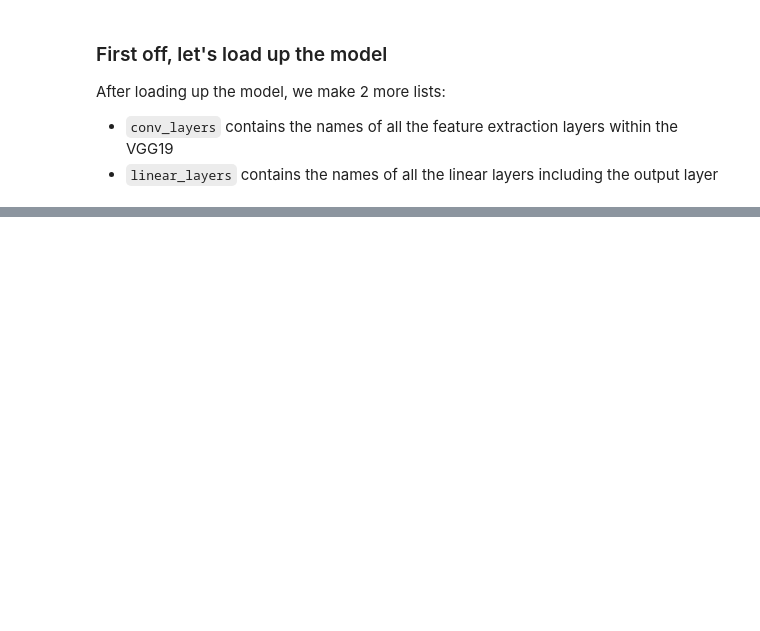
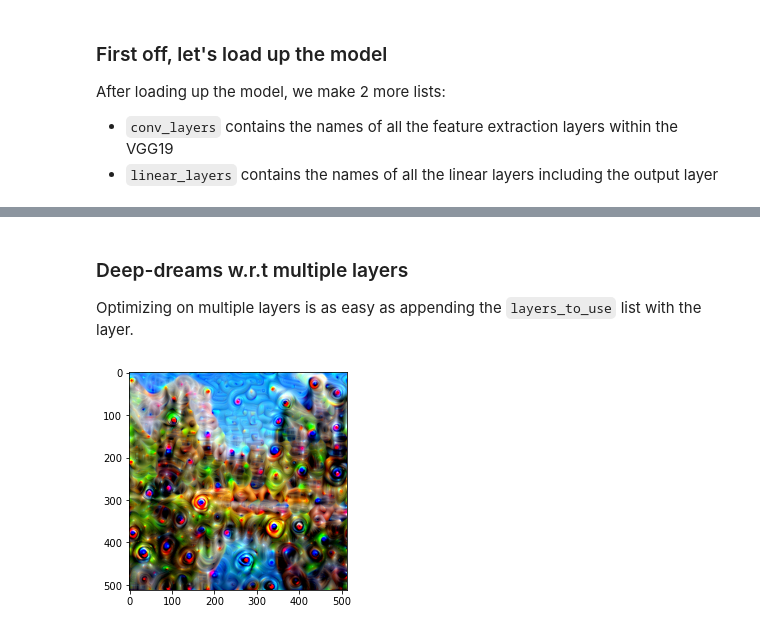
Before and after one commit to Mayukhdeb/torch-dreams, a Jupyter notebook: lucid_playground.ipynb, the cells around one changed output, grey strips where cells are left out. Saved outputs shown, nothing was run; the diff lists cells and outputs as text; code cells hidden in the pictures; blank space fills up the shorter version.

```diff
--- a/lucid_playground.ipynb
+++ b/lucid_playground.ipynb
@@ -307,0 +97,21 @@ write_video_from_image_list(
+# %% [markdown]
+### Deep-dreams w.r.t multiple layers
+
+Optimizing on multiple layers is as easy as appending the `layers_to_use` list with the layer.
+# %%
+layers_to_use= [conv_layers[14], linear_layers[2], linear_layers[3]]
+
+out = dreamy_boi.deep_dream(
+    image_path = "sample_small.jpg",
+    layers = layers_to_use,
+    octave_scale = 1.2,
+    num_octaves = 7,
+    iterations =10,
+    lr = 0.8,
+    custom_func = None
+)
+
+plt.imshow(out)
+plt.show()
+# %% [output]
+[figure, added]
```
Also changed, not shown: parts of 48 cells of this notebook, 1 other file.
